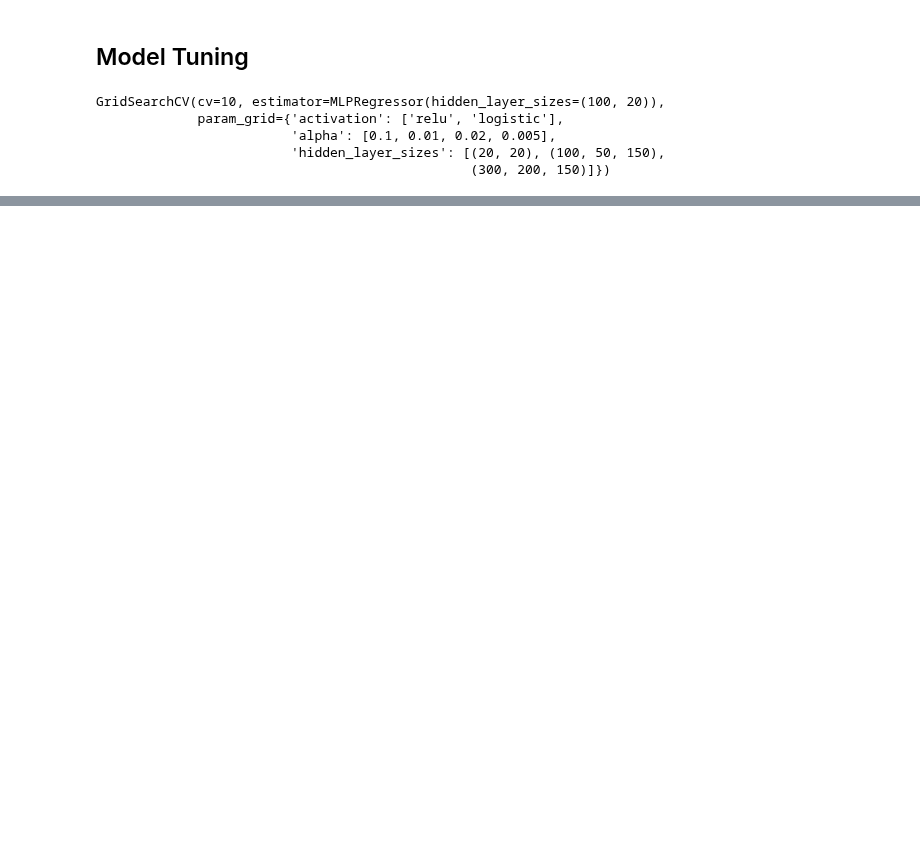
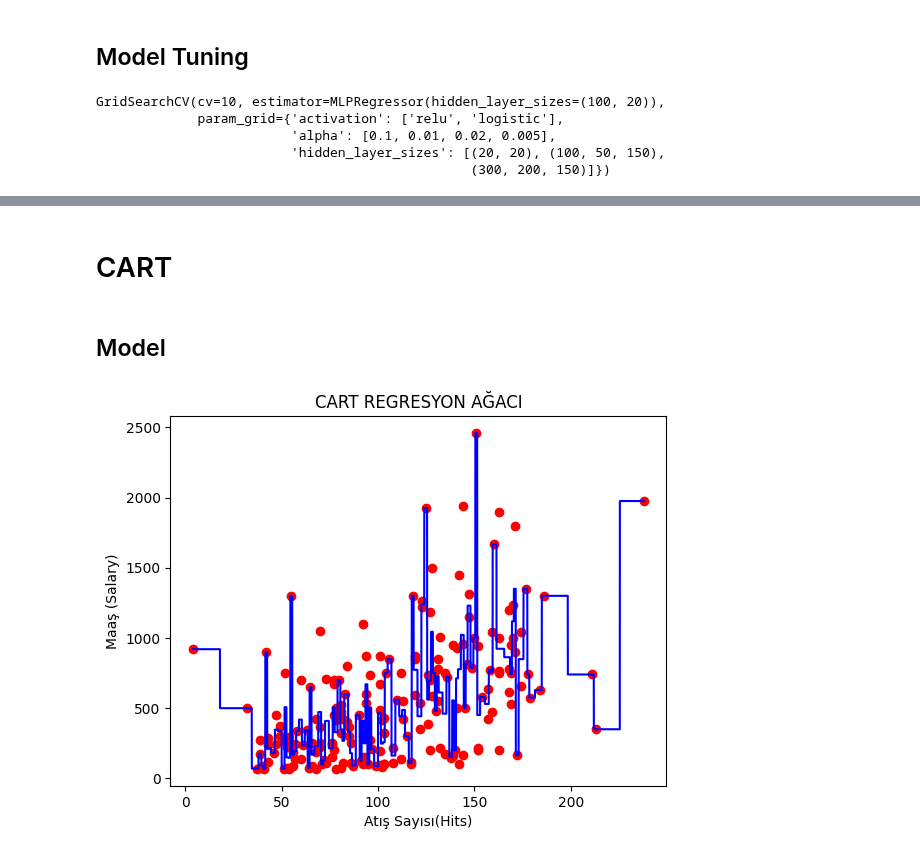
Before and after one commit to umutky/datascience_repo, a Jupyter notebook: nonlinear_regression.ipynb, the cells around one changed output, grey strips where cells are left out. Cells and saved outputs as stored; diff of their text form; code cells hidden in the pictures; blank space fills up the shorter version.

Commit message:
CART eklendi

```diff
--- a/nonlinear_regression.ipynb
+++ b/nonlinear_regression.ipynb
@@ -450,0 +451,32 @@ Tune edilmis model test hatasi :  351.8820894107845
+# %% [markdown]
+# CART
+# %% [markdown]
+## Model
+# %%
+from sklearn.model_selection import train_test_split
+hitters = pd.read_csv('C:/Users/umutk/Documents/python_calismalar/Hitters.csv')
+df = hitters.copy()
+df = df.dropna().reset_index(drop=True)
+df_dummies = pd.get_dummies(df, drop_first=True)
+y = df_dummies['Salary']
+X = df_dummies.drop('Salary', axis=1)
+
+X_train, X_test, y_train, y_test = train_test_split(X, y, test_size=0.25, random_state=42)
+# %%
+# Yalnizca tek bagimsiz degiskenle basitce CART gozlemlemek icin.
+X_train = pd.DataFrame(X_train['Hits'])
+X_test = pd.DataFrame(X_test['Hits'])
+
+cart_model = DecisionTreeRegressor().fit(X_train, y_train)
+cart_model_max = DecisionTreeRegressor(max_leaf_nodes=3).fit(X_train, y_train)
+# %%
+# Parametreyi ayarlamadan.
+X_grid = np.arange(min(np.array(X_train)),max(np.array(X_train)), 0.01)
+X_grid = X_grid.reshape((len(X_grid), 1))
+plt.scatter(X_train, y_train, color = 'red')
+plt.plot(X_grid, cart_model.predict(X_grid), color = 'blue')
+plt.title('CART REGRESYON AĞACI')
+plt.xlabel('Atış Sayısı(Hits)')
+plt.ylabel('Maaş (Salary)') ;
+# %% [output]
+[figure, added]
```
Also changed, not shown: parts of 22 cells of this notebook.
